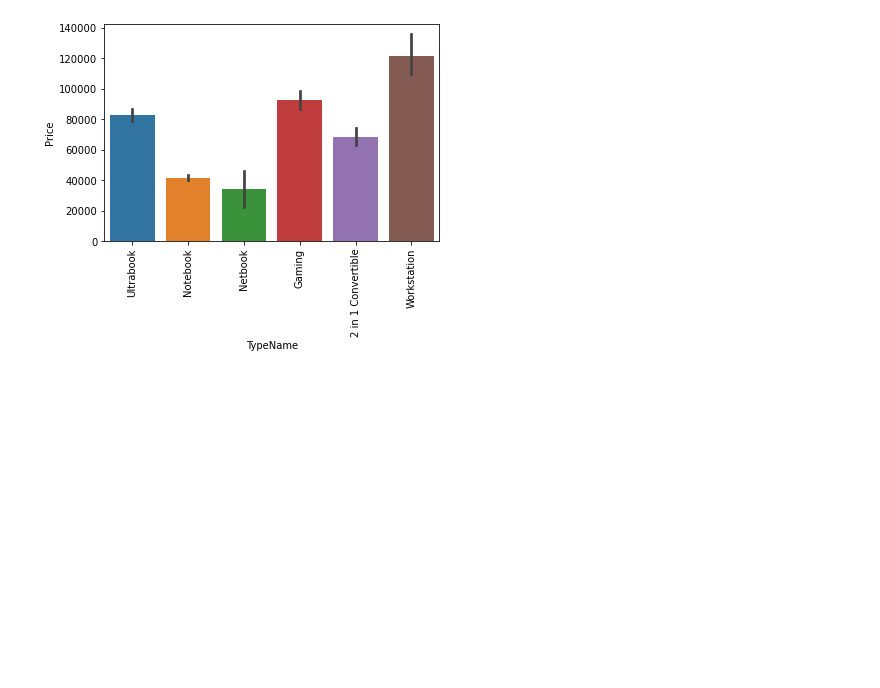
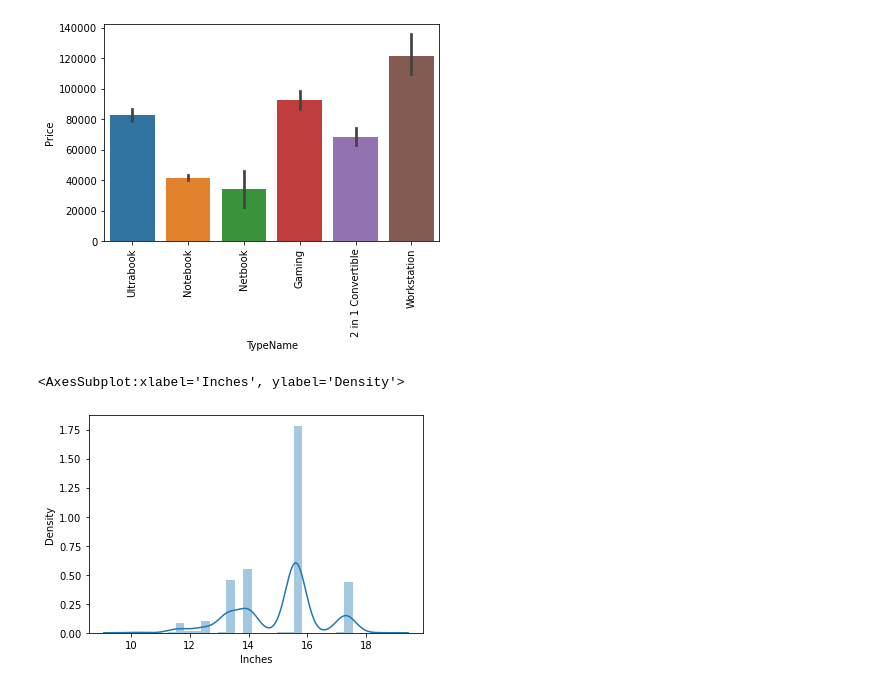
Before and after one commit to ApurbaKumarMajumder/Machine_Learning_Projects, a Jupyter notebook: Laptop_price_Predictor/notebook.ipynb, the cells around one changed output. Cells and saved outputs as stored; diff of their text form; code cells hidden in the pictures; blank space fills up the shorter version.

```diff
--- a/Laptop_price_Predictor/notebook.ipynb
+++ b/Laptop_price_Predictor/notebook.ipynb
@@ -174,3 +174,8 @@ plt.xticks(rotation = 'vertical')
 plt.show()
 # %% [output]
 [figure]
+# %%
+sns.distplot(df["Inches"])
+# %% [output]
+<AxesSubplot:xlabel='Inches', ylabel='Density'>
+[figure, added]
```
Also changed, not shown: parts of 2 cells of this notebook.
